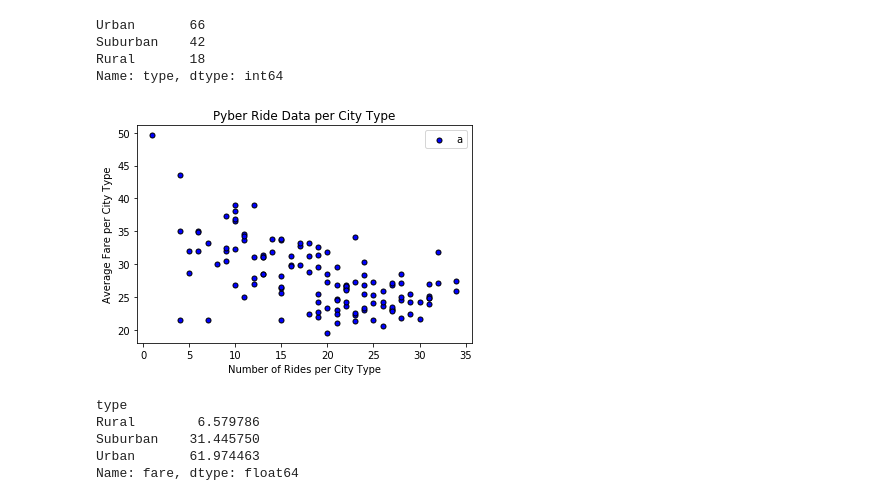
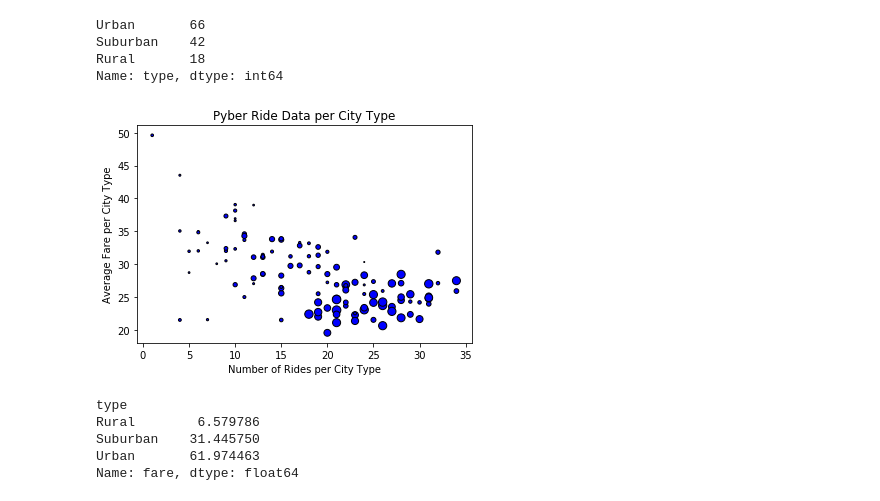
Before and after one commit to KLoretto/KL_Homework, a Jupyter notebook: Homework/HW_Plot/Pyber/Main.ipynb, the cells around one changed output. Drawn from its saved outputs; the diff is of its cells as text; code cells hidden in the pictures.

Commit message:
HW Plot

```diff
--- a/Homework/HW_Plot/Pyber/Main.ipynb
+++ b/Homework/HW_Plot/Pyber/Main.ipynb
@@ -85,18 +85,18 @@ Name: type, dtype: int64
 #Bubble Plot
 # %%
 # Tell matplotlib to create a bubble plot based upon the above data
-plt.scatter(ride_count,avg_fare,s=25, marker="o", facecolors="blue", edgecolors="black", data=city_type)
+plt.scatter(ride_count,avg_fare,s=driver_count, marker="o", facecolors="blue", edgecolors="black")
 
 # Create a title, x label, and y label for our chart
 plt.title("Pyber Ride Data per City Type")
 plt.xlabel("Number of Rides per City Type")
 plt.ylabel("Average Fare per City Type")
-plt.legend("a")
+
 
 #print to screen
 plt.show()
 # %% [output]
-[figure, old version]
+[figure, new version]
 # %%
 #Data for Pie Charts
 #Percentage Total fares per City Type
```
